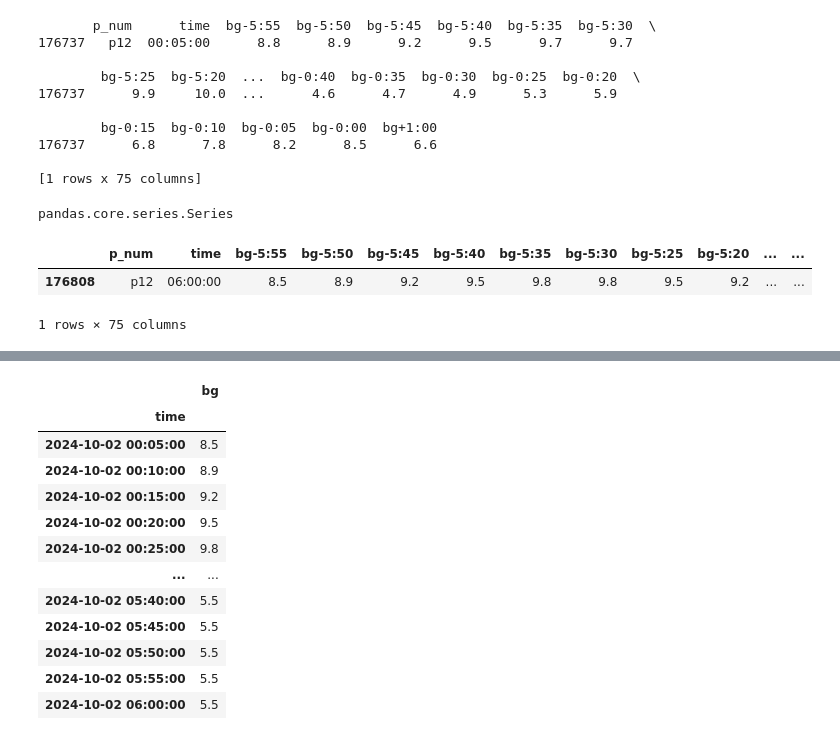
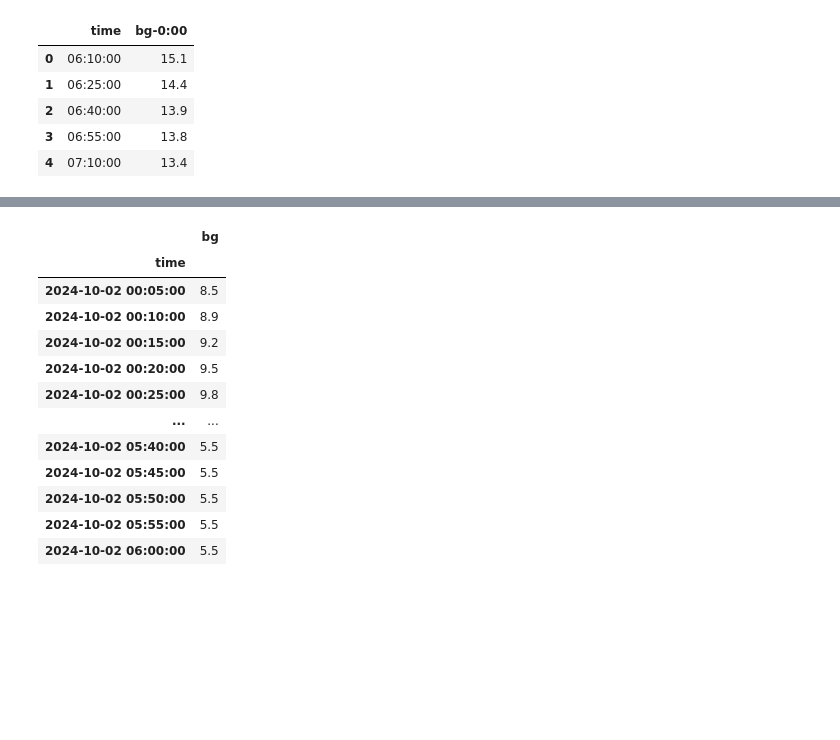
Before and after one commit to Ralo93/ts_glucose, a Jupyter notebook: notebooks/TS-Exploration.ipynb, the cells around one changed output, grey strips where cells are left out. Drawn from its saved outputs; the diff is of its cells as text; code cells hidden in the pictures; blank space fills up the shorter version.

```diff
--- a/notebooks/TS-Exploration.ipynb
+++ b/notebooks/TS-Exploration.ipynb
@@ -122,25 +244,14 @@ first_day_df
 # %%
-one_row = p12.iloc[[-287]] #144, 216, 288
+import pandas as pd
+from datetime import timedelta
+
+#final_df = first_day_df[['time', 'bg-0:00']]
+#final_df.head()
+#final_df.shape
+# %% [output]
+|  | time | bg-0:00 |
+| 0 | 06:10:00 | 15.1 |
+| 1 | 06:25:00 | 14.4 |
+| 2 | 06:40:00 | 13.9 |
+| 3 | 06:55:00 | 13.8 |
+| 4 | 07:10:00 | 13.4 |
-# %%
-print(one_row)
-# %% [output]
-       p_num      time  bg-5:55  bg-5:50  bg-5:45  bg-5:40  bg-5:35  bg-5:30  \
-176737   p12  00:05:00      8.8      8.9      9.2      9.5      9.7      9.7
-
-        bg-5:25  bg-5:20  ...  bg-0:40  bg-0:35  bg-0:30  bg-0:25  bg-0:20  \
-176737      9.9     10.0  ...      4.6      4.7      4.9      5.3      5.9
-
-        bg-0:15  bg-0:10  bg-0:05  bg-0:00  bg+1:00
-176737      6.8      7.8      8.2      8.5      6.6
-
-[1 rows x 75 columns]
-# %%
-type(one_row.time)
-# %% [output]
-pandas.core.series.Series
-# %%
-one_row
-# %% [output]
-|  | p_num | time | bg-5:55 | bg-5:50 | bg-5:45 | bg-5:40 | bg-5:35 | bg-5:30 | bg-5:25 | bg-5:20 | ... | ... |
-| 176808 | p12 | 06:00:00 | 8.5 | 8.9 | 9.2 | 9.5 | 9.8 | 9.8 | 9.5 | 9.2 | ... | ... |
-1 rows × 75 columns
```
Also changed, not shown: parts of 21 cells of this notebook, 12 other files.
